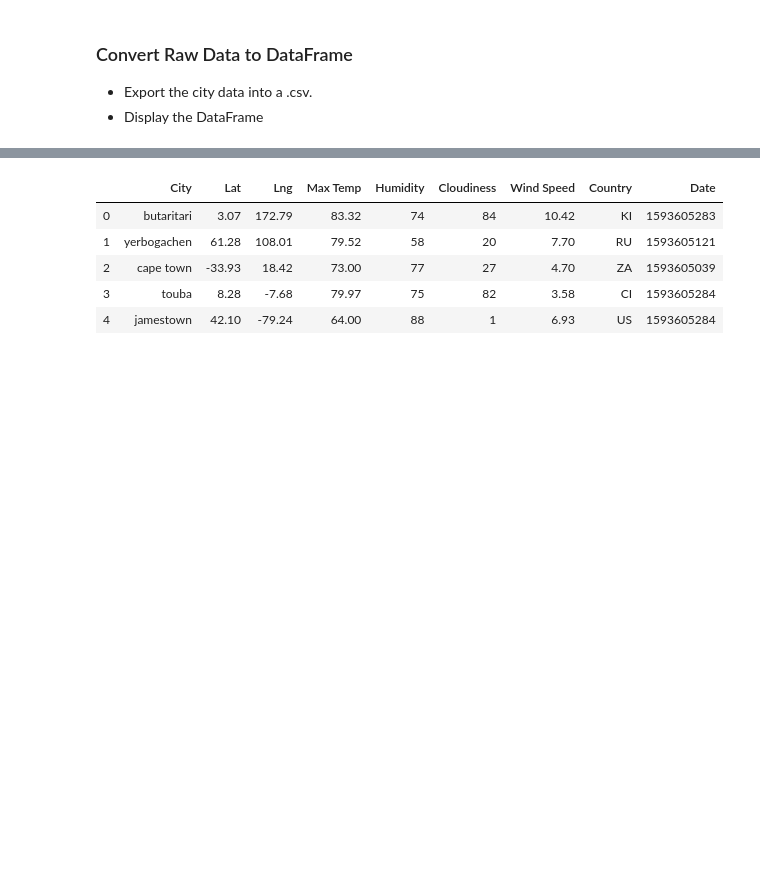
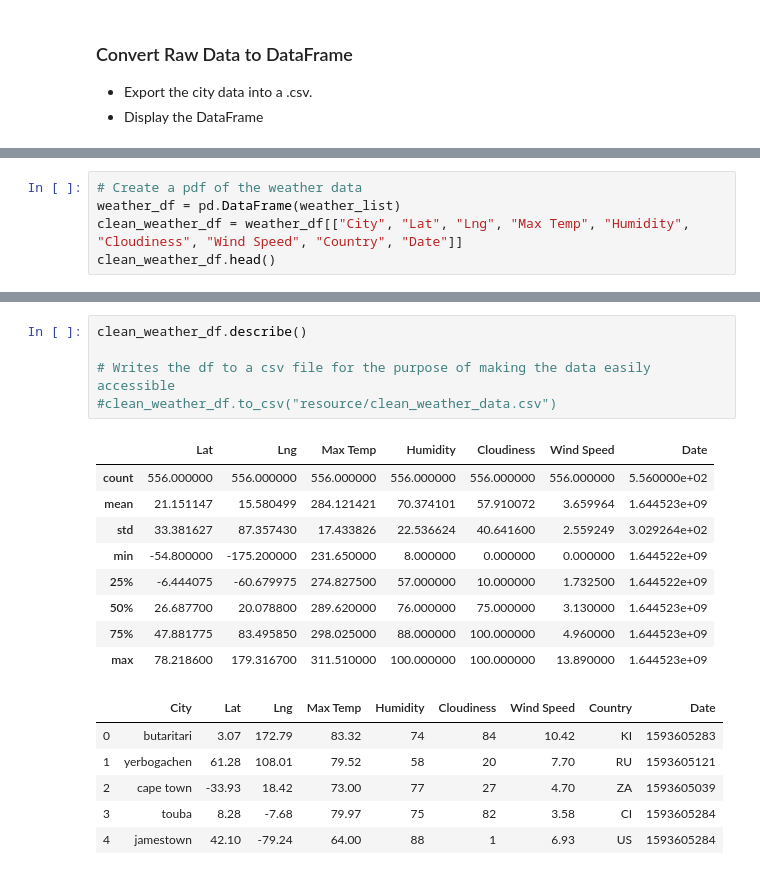
Before and after one commit to 33north/06__API__api-challenge, a Jupyter notebook: WeatherPy.ipynb, the cells around one changed output, grey strips where cells are left out. Drawn from its saved outputs; the diff is of its cells as text; blank space fills up the shorter version.

Commit message:
20220210 - Added more of the code for the weather data
- Almost done with the data portion of the homework.
- Need to work on the matplotlib portion.

```diff
--- a/WeatherPy.ipynb
+++ b/WeatherPy.ipynb
@@ -252,0 +167,5 @@ weather_df
+# %%
+# Create a pdf of the weather data
+weather_df = pd.DataFrame(weather_list)
+clean_weather_df = weather_df[["City", "Lat", "Lng", "Max Temp", "Humidity", "Cloudiness", "Wind Speed", "Country", "Date"]]
+clean_weather_df.head()
@@ -253,3 +179,18 @@ weather_df
+# %%
+clean_weather_df.describe()
+
+# Writes the df to a csv file for the purpose of making the data easily accessible
+#clean_weather_df.to_csv("resource/clean_weather_data.csv")
+# %% [output]
+|  | Lat | Lng | Max Temp | Humidity | Cloudiness | Wind Speed | Date |
+| count | 556.000000 | 556.000000 | 556.000000 | 556.000000 | 556.000000 | 556.000000 | 5.560000e+02 |
+| mean | 21.151147 | 15.580499 | 284.121421 | 70.374101 | 57.910072 | 3.659964 | 1.644523e+09 |
+| std | 33.381627 | 87.357430 | 17.433826 | 22.536624 | 40.641600 | 2.559249 | 3.029264e+02 |
+| min | -54.800000 | -175.200000 | 231.650000 | 8.000000 | 0.000000 | 0.000000 | 1.644522e+09 |
+| 25% | -6.444075 | -60.679975 | 274.827500 | 57.000000 | 10.000000 | 1.732500 | 1.644522e+09 |
+| 50% | 26.687700 | 20.078800 | 289.620000 | 76.000000 | 75.000000 | 3.130000 | 1.644523e+09 |
+| 75% | 47.881775 | 83.495850 | 298.025000 | 88.000000 | 100.000000 | 4.960000 | 1.644523e+09 |
+| max | 78.218600 | 179.316700 | 311.510000 | 100.000000 | 100.000000 | 13.890000 | 1.644523e+09 |
 # %%
 # %% [output]
 |  | City | Lat | Lng | Max Temp | Humidity | Cloudiness | Wind Speed | Country | Date |
```
Also changed, not shown: parts of 7 cells of this notebook, 1 other file.
